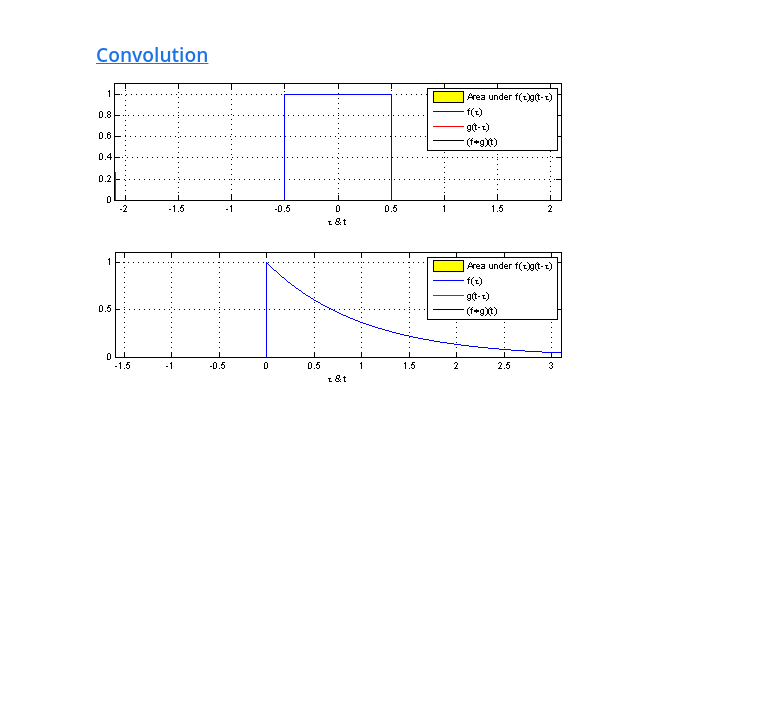
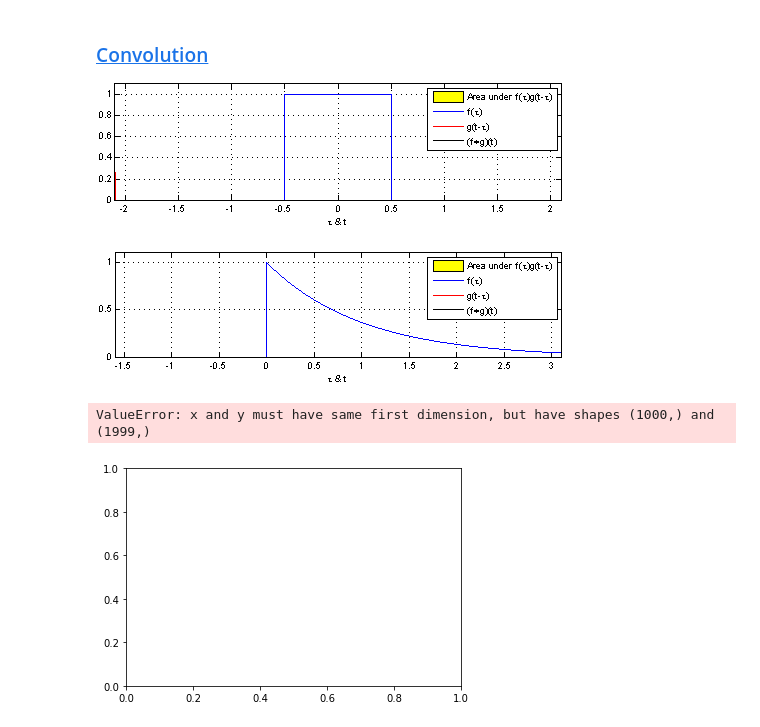
Before and after one commit to sayedul79/python-signal-and-system, a Jupyter notebook: convolution.ipynb, the cells around one changed output. Cells and saved outputs as stored; diff of their text form; code cells hidden in the pictures; blank space fills up the shorter version.

```diff
--- a/convolution.ipynb
+++ b/convolution.ipynb
@@ -5,0 +9,9 @@
+# %%
+t=np.linspace(-5,5,1000)
+w1=np.heaviside(t,1)-np.heaviside(t-4,1)
+w2=np.heaviside(t,1)-np.heaviside(t-4,1)
+convolution=np.convolve(w1,w2)
+plt.plot(t,convolution, mode='same')
+# %% [output]
+ValueError: x and y must have same first dimension, but have shapes (1000,) and (1999,)
+[figure, added]
```
Also changed, not shown: parts of 1 cell of this notebook, 3 other files.
